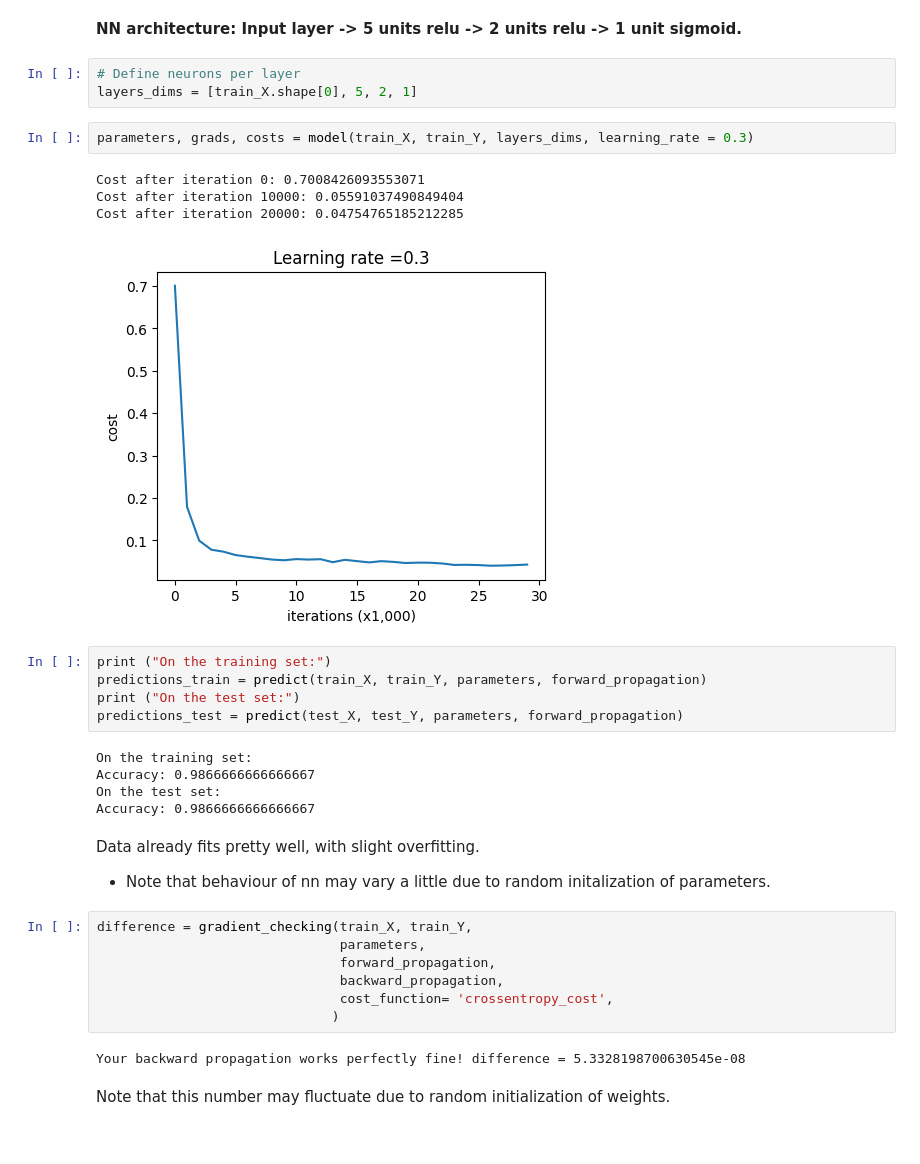
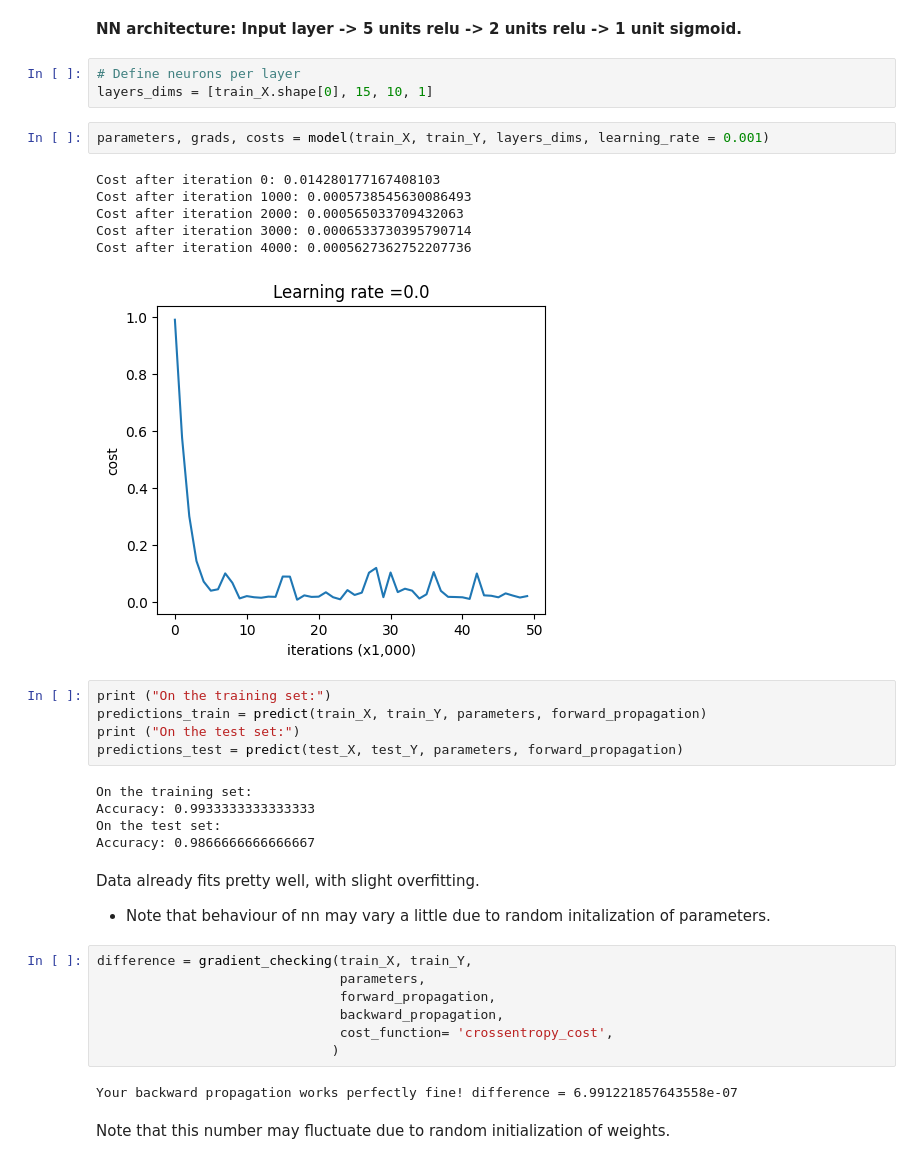
Before and after one commit to omkar-thite/nn_from_scratch_functions, a Jupyter notebook: classifier.ipynb, the cells around one changed output. Cells and saved outputs as stored; diff of their text form.

```diff
--- a/classifier.ipynb
+++ b/classifier.ipynb
@@ -38,14 +38,16 @@ def load_dataset():
 **NN architecture: Input layer -> 5 units relu -> 2 units relu -> 1 unit sigmoid.**
 # %%
 # Define neurons per layer
-layers_dims = [train_X.shape[0], 5, 2, 1]
+layers_dims = [train_X.shape[0], 15, 10, 1]
 # %%
-parameters, grads, costs = model(train_X, train_Y, layers_dims, learning_rate = 0.3)
+parameters, grads, costs = model(train_X, train_Y, layers_dims, learning_rate = 0.001)
 # %% [output]
-Cost after iteration 0: 0.7008426093553071
-Cost after iteration 10000: 0.05591037490849404
-Cost after iteration 20000: 0.04754765185212285
+Cost after iteration 0: 0.014280177167408103
+Cost after iteration 1000: 0.0005738545630086493
+Cost after iteration 2000: 0.000565033709432063
+Cost after iteration 3000: 0.0006533730395790714
+Cost after iteration 4000: 0.0005627362752207736
-[figure, old version]
+[figure, new version]
 # %%
 print ("On the training set:")
 predictions_train = predict(train_X, train_Y, parameters, forward_propagation)
@@ -53,7 +55,7 @@ print ("On the test set:")
 predictions_test = predict(test_X, test_Y, parameters, forward_propagation)
 # %% [output]
 On the training set:
-Accuracy: 0.9866666666666667
+Accuracy: 0.9933333333333333
 On the test set:
 Accuracy: 0.9866666666666667
 # %% [markdown]
@@ -67,7 +69,7 @@ difference = gradient_checking(train_X, train_Y,
                                cost_function= 'crossentropy_cost',
                               )
 # %% [output]
-Your backward propagation works perfectly fine! difference = 5.3328198700630545e-08
+Your backward propagation works perfectly fine! difference = 6.991221857643558e-07
 # %% [markdown]
 Note that this number may fluctuate due to random initialization of weights.
 # %%
```
Also changed, not shown: parts of 10 cells of this notebook.
